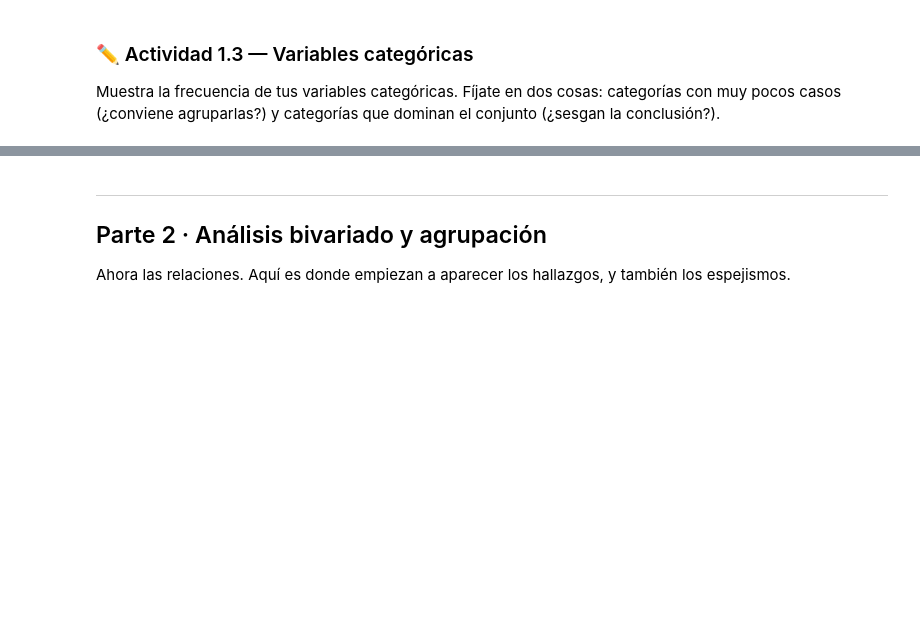
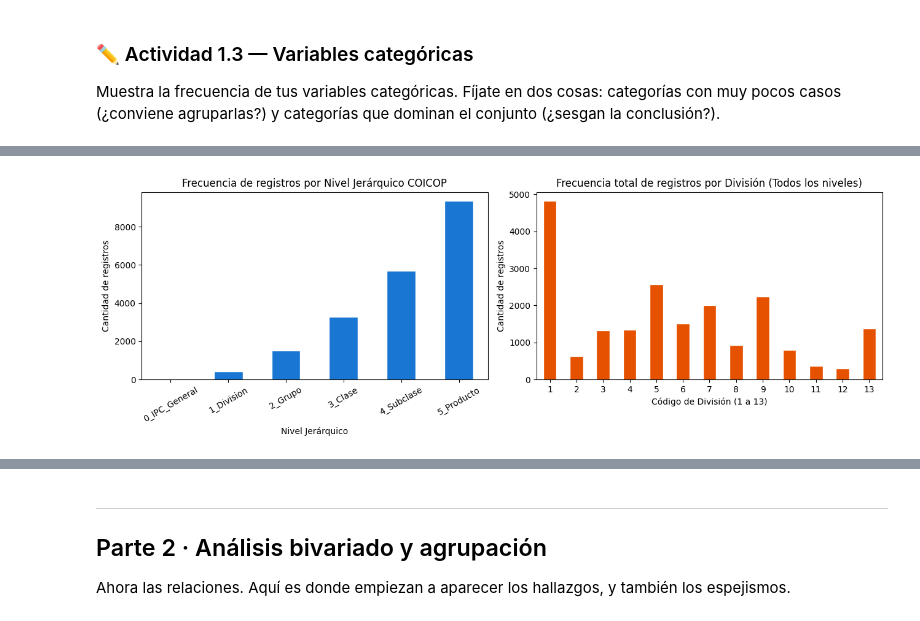
Before and after one commit to frandresst-wq/Proyecto-de-Ciencia-de-Datos, a Jupyter notebook: S3_Entrega2_SOTO_FRANCO.ipynb, the cells around one changed output, grey strips where cells are left out. Saved outputs shown, nothing was run; the diff lists cells and outputs as text; code cells hidden in the pictures; blank space fills up the shorter version.

```diff
--- a/S3_Entrega2_SOTO_FRANCO.ipynb
+++ b/S3_Entrega2_SOTO_FRANCO.ipynb
@@ -372,0 +348,26 @@ Sin embargo, esto no significa necesariamente que exista un sesgo estadístico.
+# %%
+# Gráficos de barras para visualizar el desbalance estructural
+fig, axes = plt.subplots(1, 2, figsize=(13, 4.5))
+
+df['nivel_jerarquico'].value_counts().sort_index().plot.bar(
+    ax=axes[0], color='#1976d2', edgecolor='white'
+)
+axes[0].set_title('Frecuencia de registros por Nivel Jerárquico COICOP')
+axes[0].set_xlabel('Nivel Jerárquico')
+axes[0].set_ylabel('Cantidad de registros')
+axes[0].tick_params(axis='x', rotation=30)
+
+df[df['division'] > 0]['division'].value_counts().sort_index().plot.bar(
+    ax=axes[1], color='#e65100', edgecolor='white'
+)
+axes[1].set_title(
+    'Frecuencia total de registros por División (Todos los niveles)'
+)
+axes[1].set_xlabel('Código de División (1 a 13)')
+axes[1].set_ylabel('Cantidad de registros')
+axes[1].tick_params(axis='x', rotation=0)
+
+plt.tight_layout()
+plt.show()
+# %% [output]
+[figure, added]
```
Also changed, not shown: parts of 34 cells of this notebook.
